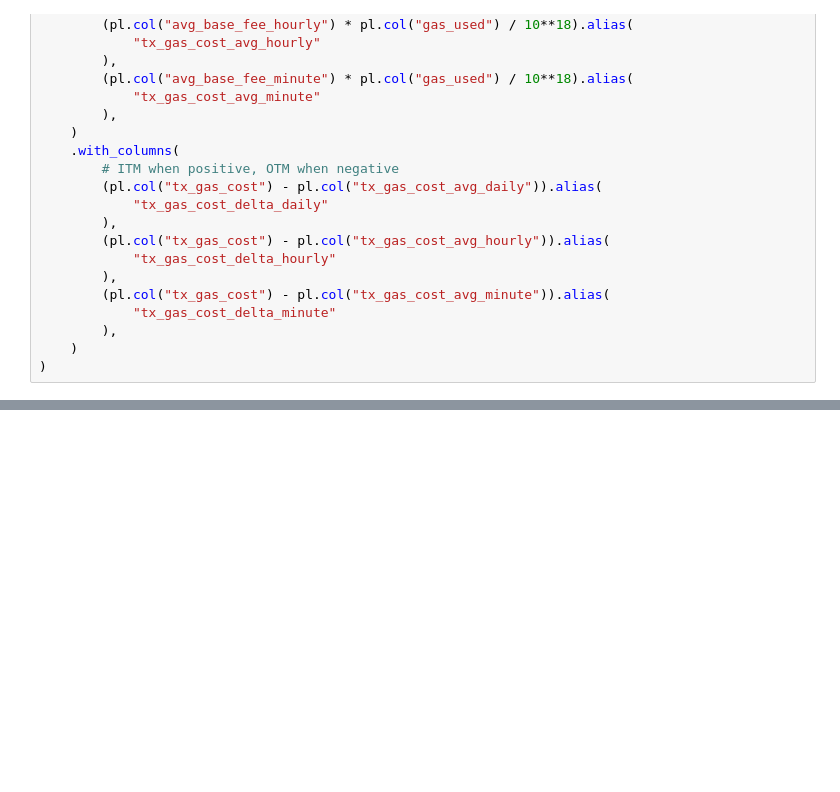
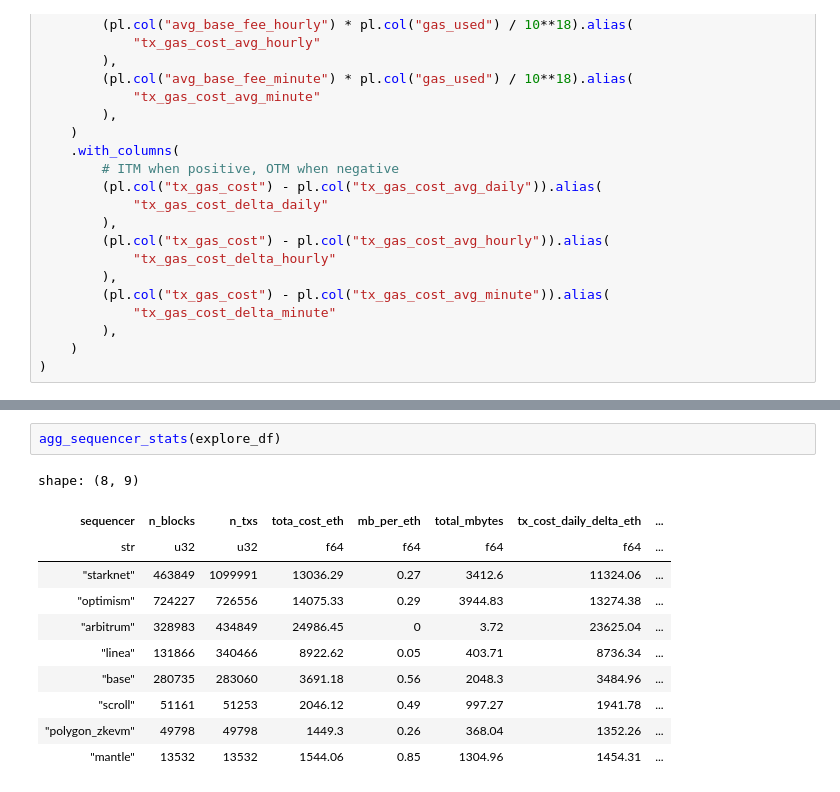
Before and after one commit to Evan-Kim2028/ethereum_block_explorer, a Jupyter notebook: panel/rollups.ipynb, the cells around one changed output, grey strips where cells are left out. Cells and saved outputs as stored; diff of their text form; blank space fills up the shorter version.

Commit message:
feat: add aggregate sequencer stats table

```diff
--- a/panel/rollups.ipynb
+++ b/panel/rollups.ipynb
@@ -96,0 +216,14 @@ BokehModel(combine_events=True, render_bundle={'docs_json': {'69ba64a1-b96b-46ac
+# %%
+agg_sequencer_stats(explore_df)
+# %% [output]
+shape: (8, 9)
+| sequencer | n_blocks | n_txs | tota_cost_eth | mb_per_eth | total_mbytes | tx_cost_daily_delta_eth | ... |
+| str | u32 | u32 | f64 | f64 | f64 | f64 | ... |
+| "starknet" | 463849 | 1099991 | 13036.29 | 0.27 | 3412.6 | 11324.06 | ... |
+| "optimism" | 724227 | 726556 | 14075.33 | 0.29 | 3944.83 | 13274.38 | ... |
+| "arbitrum" | 328983 | 434849 | 24986.45 | 0 | 3.72 | 23625.04 | ... |
+| "linea" | 131866 | 340466 | 8922.62 | 0.05 | 403.71 | 8736.34 | ... |
+| "base" | 280735 | 283060 | 3691.18 | 0.56 | 2048.3 | 3484.96 | ... |
+| "scroll" | 51161 | 51253 | 2046.12 | 0.49 | 997.27 | 1941.78 | ... |
+| "polygon_zkevm" | 49798 | 49798 | 1449.3 | 0.26 | 368.04 | 1352.26 | ... |
+| "mantle" | 13532 | 13532 | 1544.06 | 0.85 | 1304.96 | 1454.31 | ... |
```
Also changed, not shown: parts of 6 cells of this notebook.
